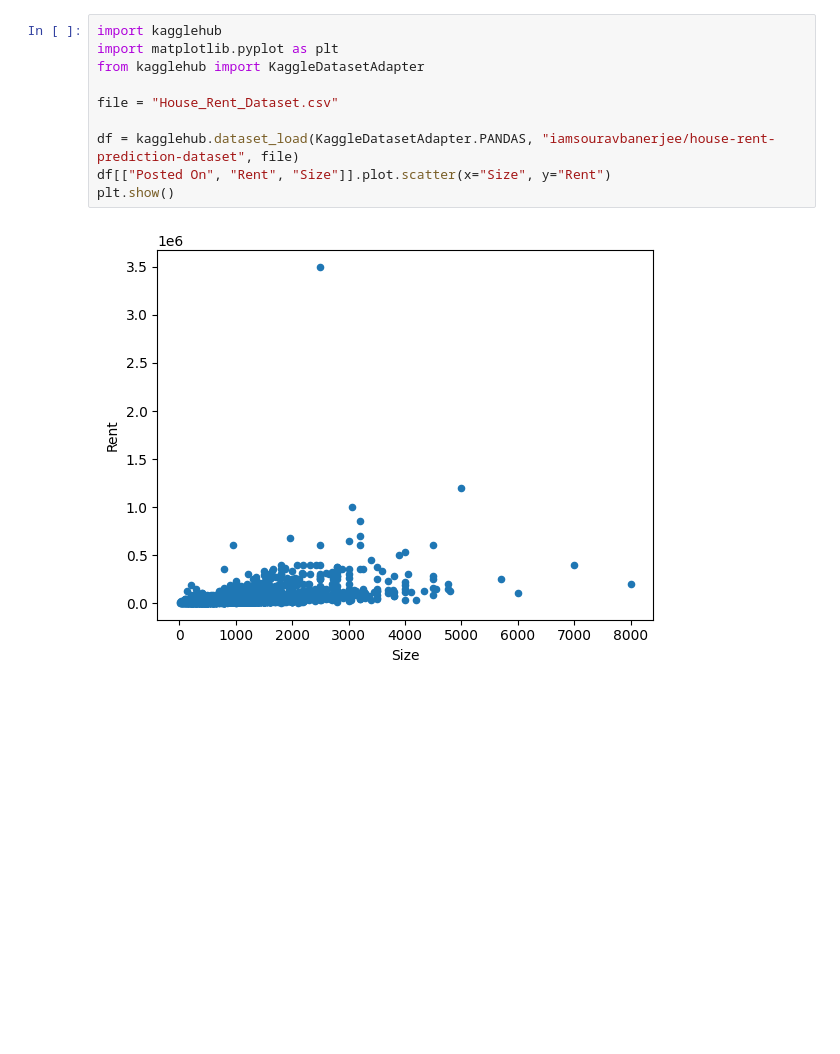
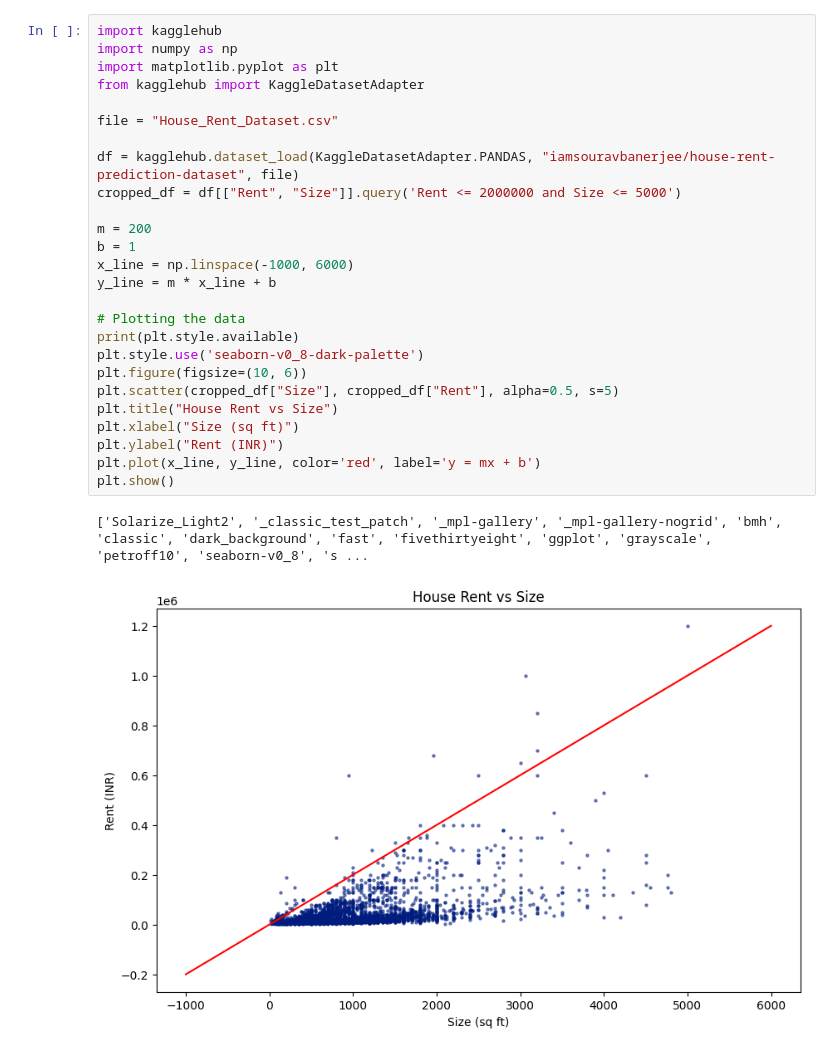
Before and after one commit to bsaranga/ml-ai-journey, a Jupyter notebook: andrewng_ml_specialization/course_1/lin_regression_implementation.ipynb, the cells around one changed output. Saved outputs shown, nothing was run; the diff lists cells and outputs as text; blank space fills up the shorter version.

```diff
--- a/andrewng_ml_specialization/course_1/lin_regression_implementation.ipynb
+++ b/andrewng_ml_specialization/course_1/lin_regression_implementation.ipynb
@@ -1,12 +1,29 @@
 # %%
 import kagglehub
+import numpy as np
 import matplotlib.pyplot as plt
 from kagglehub import KaggleDatasetAdapter
 
 file = "House_Rent_Dataset.csv"
 
 df = kagglehub.dataset_load(KaggleDatasetAdapter.PANDAS, "iamsouravbanerjee/house-rent-prediction-dataset", file)
-df[["Posted On", "Rent", "Size"]].plot.scatter(x="Size", y="Rent")
+cropped_df = df[["Rent", "Size"]].query('Rent <= 2000000 and Size <= 5000')
+
+m = 200
+b = 1
+x_line = np.linspace(-1000, 6000)
+y_line = m * x_line + b
+
+# Plotting the data
+print(plt.style.available)
+plt.style.use('seaborn-v0_8-dark-palette')
+plt.figure(figsize=(10, 6))
+plt.scatter(cropped_df["Size"], cropped_df["Rent"], alpha=0.5, s=5)
+plt.title("House Rent vs Size")
+plt.xlabel("Size (sq ft)")
+plt.ylabel("Rent (INR)")
+plt.plot(x_line, y_line, color='red', label='y = mx + b')
 plt.show()
 # %% [output]
+['Solarize_Light2', '_classic_test_patch', '_mpl-gallery', '_mpl-gallery-nogrid', 'bmh', 'classic', 'dark_background', 'fast', 'fivethirtyeight', 'ggplot', 'grayscale', 'petroff10', 'seaborn-v0_8', 's ...
-[figure, old version]
+[figure, new version]
```
Also changed, not shown: parts of 1 cell of this notebook, 3 other files.
